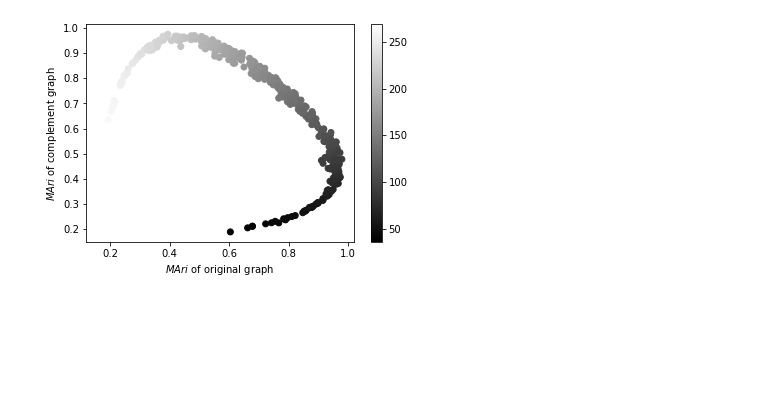
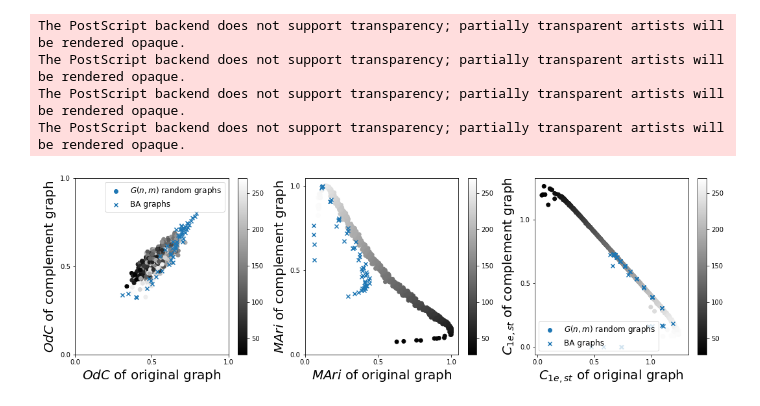
Before and after one commit to yipeizhao/Project, a Jupyter notebook: Sum.ipynb, the cells around one changed output. Saved outputs shown, nothing was run; the diff lists cells and outputs as text; code cells hidden in the pictures; blank space fills up the shorter version.

```diff
--- a/Sum.ipynb
+++ b/Sum.ipynb
@@ -7,7 +7,7 @@ import numpy as np
 import matplotlib as mpl
 from math import log
 # %%
-methods = ["C1est","C1espec","C2espec","OdC","MAg","Cr","Ce","MAri"]
+methods = ["C1est","C1espec","C2espec","OdC","MAg","MAri","Cr","Ce"]
 # %%
 #Generates random graphs and data
 n=7
@@ -169,13 +181,59 @@ for i in range(len(complement_graphs)):
+# %%
+results1 = [cx.OdC(item) for item in g]
+results_c = [cx.OdC(g) for g in c]
+ba_result = [cx.OdC(g) for g in ba_c]
+ba_result_c = [cx.OdC(g) for g in ba_g]
+
+results2 = [cx.MAri(item) for item in g]
+results_c_1 = [cx.MAri(g) for g in c]
+ba_result_1 = [cx.MAri(g) for g in ba_c]
+ba_result_c_1 = [cx.MAri(g) for g in ba_g]
+
+results3 = [cx.C1est(item) for item in g]
+results_c_2 = [cx.C1est(g) for g in c]
+ba_result_2 = [cx.C1est(g) for g in ba_c]
+ba_result_c_2 = [cx.C1est(g) for g in ba_g]
 # %%
-results1 = [cx.MAri(item) for item in g]
-results_c = [cx.MAri(g) for g in c]
-plt.scatter(results1,results_c,c = edges,cmap="gray")
+plt.figure(figsize = (18,5))
+plt.subplot(1,3,1)
+
+
+plt.scatter(results1,results_c,c = edges,cmap="gray",label = "$G(n,m)$ random graphs")
 plt.colorbar()
-plt.xlabel("$MAri$ of original graph")
-plt.ylabel("$MAri$ of complement graph")
-plt.savefig("figures/complement_graph.eps",format = "eps")
+plt.scatter(ba_result,ba_result_c,marker = "x",label = "BA graphs")
+plt.xlabel("$OdC$ of original graph",fontsize = 20)
+plt.ylabel("$OdC$ of complement graph",fontsize = 20)
+plt.xticks([0,0.5,1])
+plt.yticks([0,0.5,1])
+plt.legend(fontsize = 12)
+plt.subplot(1,3,2)
+
+plt.scatter(results2,results_c_1,c = edges,cmap="gray",label = "$G(n,m)$ random graphs")
+plt.colorbar()
+plt.scatter(ba_result_1,ba_result_c_1,marker = "x",label = "BA graphs")
+plt.xlabel("$MAri$ of original graph",fontsize = 20)
+plt.ylabel("$MAri$ of complement graph",fontsize = 20)
+plt.xticks([0,0.5,1])
+plt.yticks([0,0.5,1])
+
+
+plt.subplot(1,3,3)
+
+plt.scatter(results3,results_c_2,c = edges,cmap="gray",label = "$G(n,m)$ random graphs")
+plt.colorbar()
+plt.scatter(ba_result_2,ba_result_c_2,marker = "x",label = "BA graphs")
+plt.xlabel("$C_{1e,st}$ of original graph",fontsize = 20)
+plt.ylabel("$C_{1e,st}$ of complement graph",fontsize = 20)
+plt.xticks([0,0.5,1])
+plt.yticks([0,0.5,1])
+plt.legend(fontsize = 12)
+plt.savefig("figures/complement.eps",format="eps")
 # %% [output]
+The PostScript backend does not support transparency; partially transparent artists will be rendered opaque.
+The PostScript backend does not support transparency; partially transparent artists will be rendered opaque.
+The PostScript backend does not support transparency; partially transparent artists will be rendered opaque.
+The PostScript backend does not support transparency; partially transparent artists will be rendered opaque.
-[figure, old version]
+[figure, new version]
 # %%
 from IPython import display
 display.Image("./figures/configuration_model.png")
```
Also changed, not shown: parts of 7 cells of this notebook, 53 other files.
